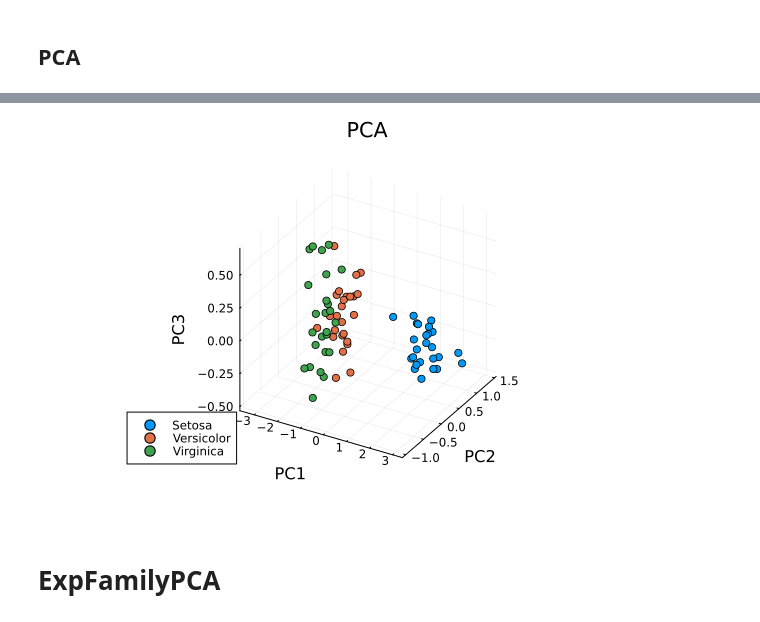
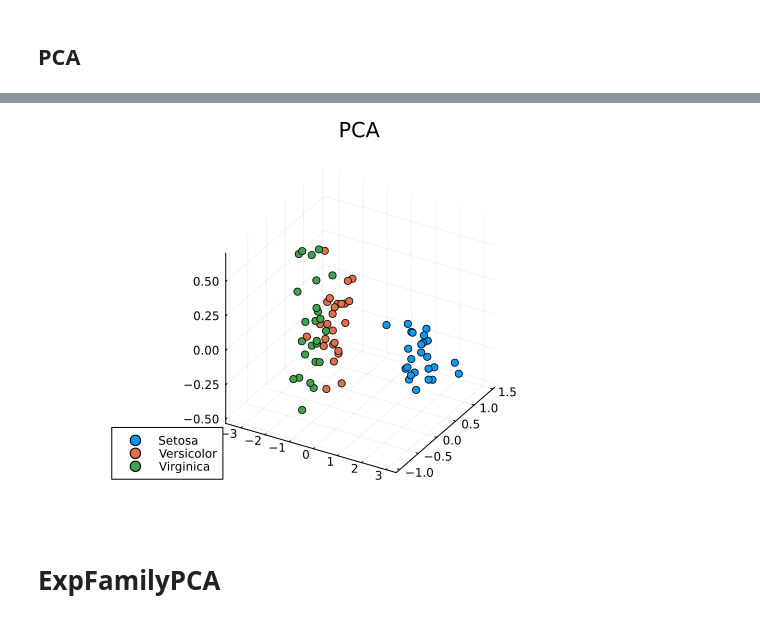
Before and after one commit to FlyingWorkshop/BeliefCompression, a Jupyter notebook: EPCABenchmarks/iris_jupyter.ipynb, the cells around one changed output, grey strips where cells are left out. Drawn from its saved outputs; the diff is of its cells as text; code cells hidden in the pictures.

```diff
--- a/EPCABenchmarks/iris_jupyter.ipynb
+++ b/EPCABenchmarks/iris_jupyter.ipynb
@@ -24,2 +34,0 @@ PCA(indim = 4, outdim = 3, principalratio = 0.9957325846529407)
-# %%
-Yte = predict(M, Xte)
@@ -31,14 +48,20 @@ Yte = predict(M, Xte)
 # %%
-setosa_Y = Yte[:, Xte_labels .== "setosa"]
-versicolor_Y = Yte[:, Xte_labels .== "versicolor"]
-virginica_Y = Yte[:, Xte_labels .== "virginica"]
+function plot_compression(Yte, title)
+    setosa_Y = Yte[:, Xte_labels .== "setosa"]
+    versicolor_Y = Yte[:, Xte_labels .== "versicolor"]
+    virginica_Y = Yte[:, Xte_labels .== "virginica"]
+    p = scatter(setosa_Y[1, :], setosa_Y[2, :], setosa_Y[3, :], marker=:circle, linewidth=0, label="Setosa")
+    scatter!(versicolor_Y[1, :], versicolor_Y[2, :], versicolor_Y[3, :], marker=:circle, linewidth=0, label="Versicolor")
+    scatter!(virginica_Y[1, :], virginica_Y[2, :], virginica_Y[3, :], marker=:circle, linewidth=0, label="Virginica")
+    plot!(p, title=title)
+    return p
+end
 
-p1 = scatter(setosa_Y[1, :], setosa_Y[2, :], setosa_Y[3, :], marker=:circle, linewidth=0, label="Setosa")
-scatter!(versicolor_Y[1, :], versicolor_Y[2, :], versicolor_Y[3, :], marker=:circle, linewidth=0, label="Versicolor")
-scatter!(virginica_Y[1, :], virginica_Y[2, :], virginica_Y[3, :], marker=:circle, linewidth=0, label="Virginica")
-plot!(p1, xlabel="PC1", ylabel="PC2", zlabel="PC3", title="PCA")
+M = fit(PCA, Xtr; maxoutdim=3)
+pca_pred = predict(M, Xte)
+p1 = plot_compression(pca_pred, "PCA")
 # %% [output]
-[figure, old version]
+[figure, new version]
 # %% [markdown]
 # ExpFamilyPCA
 # %% [markdown]
```
Also changed, not shown: parts of 24 cells of this notebook.
